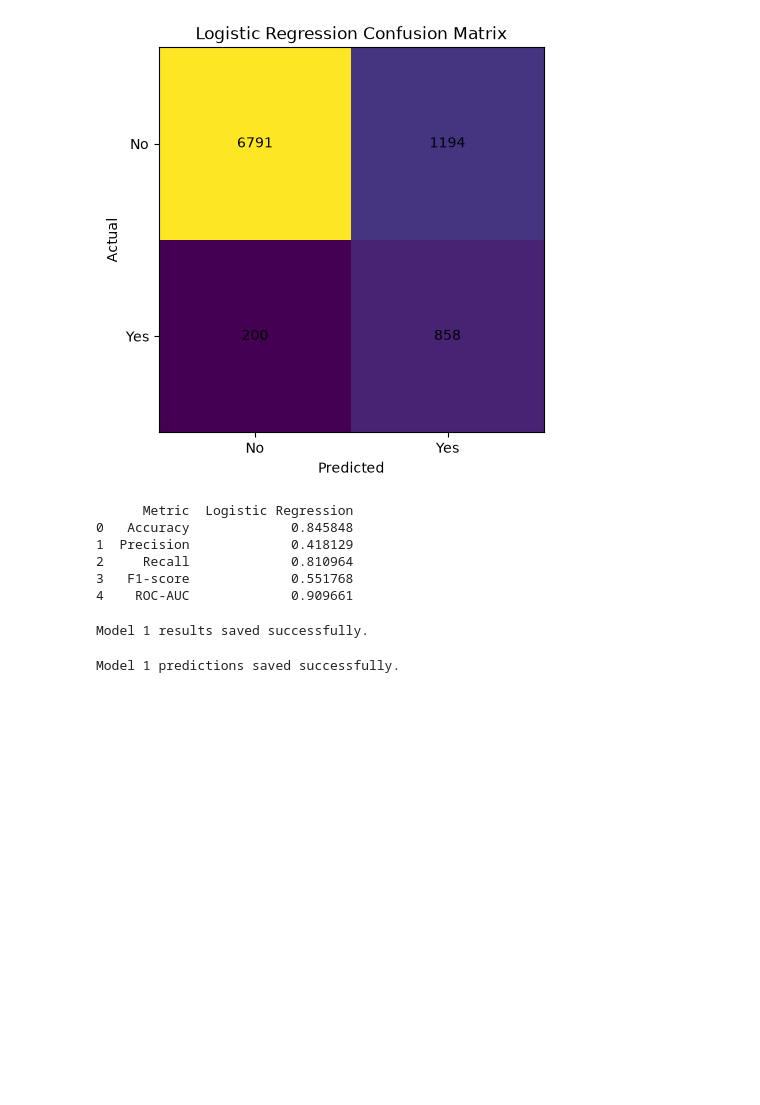
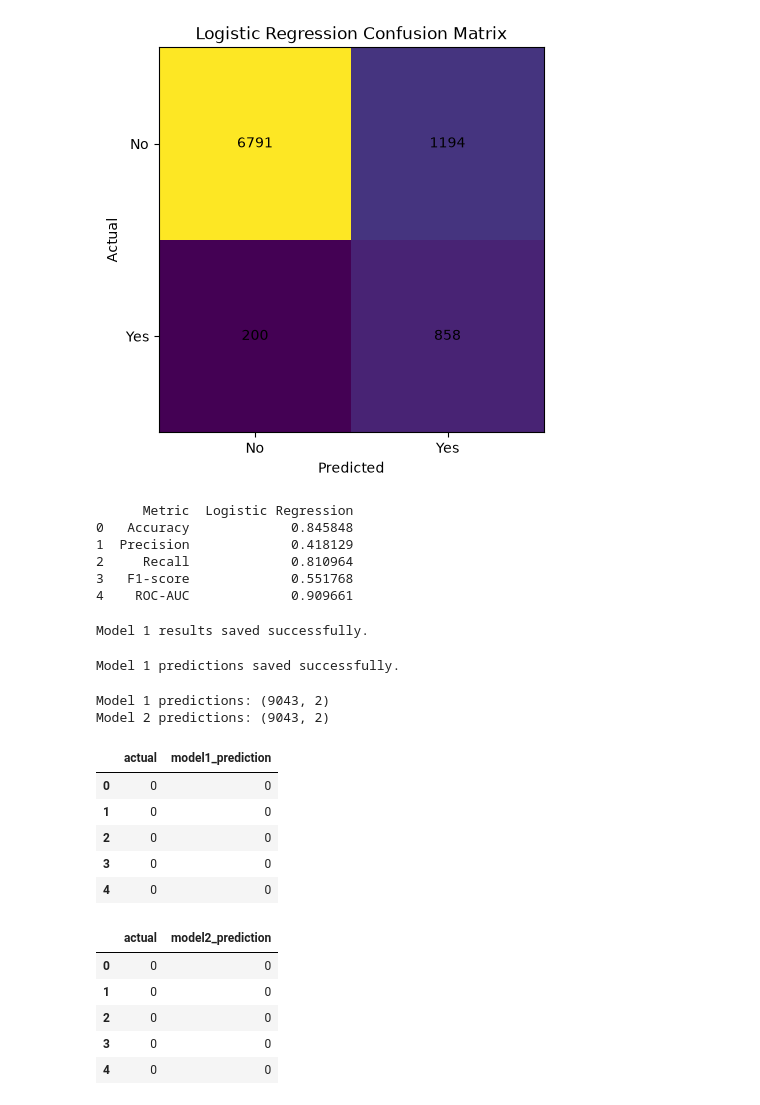
Before and after one commit to Kone-Makhadi-Stadio/Capstone_Project_KM, a Jupyter notebook: Model1/model1_logistic_regression.ipynb, the cells around one changed output. Saved outputs shown, nothing was run; the diff lists cells and outputs as text; code cells hidden in the pictures; blank space fills up the shorter version.

Commit message:
updated model1 and model2 ipynb, updated comparison file
updated model1 and model2 ipynb, updated comparison file

```diff
--- a/Model1/model1_logistic_regression.ipynb
+++ b/Model1/model1_logistic_regression.ipynb
@@ -234,3 +234,32 @@ model1_predictions.to_csv(
 print("Model 1 predictions saved successfully.")
 # %% [output]
 Model 1 predictions saved successfully.
+# %%
+model1_predictions = pd.read_csv(
+    "../Model1/model1_predictions.csv"
+)
+
+model2_predictions = pd.read_csv(
+    "../Model2/model2_predictions.csv"
+)
+
+print("Model 1 predictions:", model1_predictions.shape)
+print("Model 2 predictions:", model2_predictions.shape)
+
+display(model1_predictions.head())
+display(model2_predictions.head())
+# %% [output]
+Model 1 predictions: (9043, 2)
+Model 2 predictions: (9043, 2)
+|  | actual | model1_prediction |
+| 0 | 0 | 0 |
+| 1 | 0 | 0 |
+| 2 | 0 | 0 |
+| 3 | 0 | 0 |
+| 4 | 0 | 0 |
+|  | actual | model2_prediction |
+| 0 | 0 | 0 |
+| 1 | 0 | 0 |
+| 2 | 0 | 0 |
+| 3 | 0 | 0 |
+| 4 | 0 | 0 |
```
Also changed, not shown: 3 other files.
